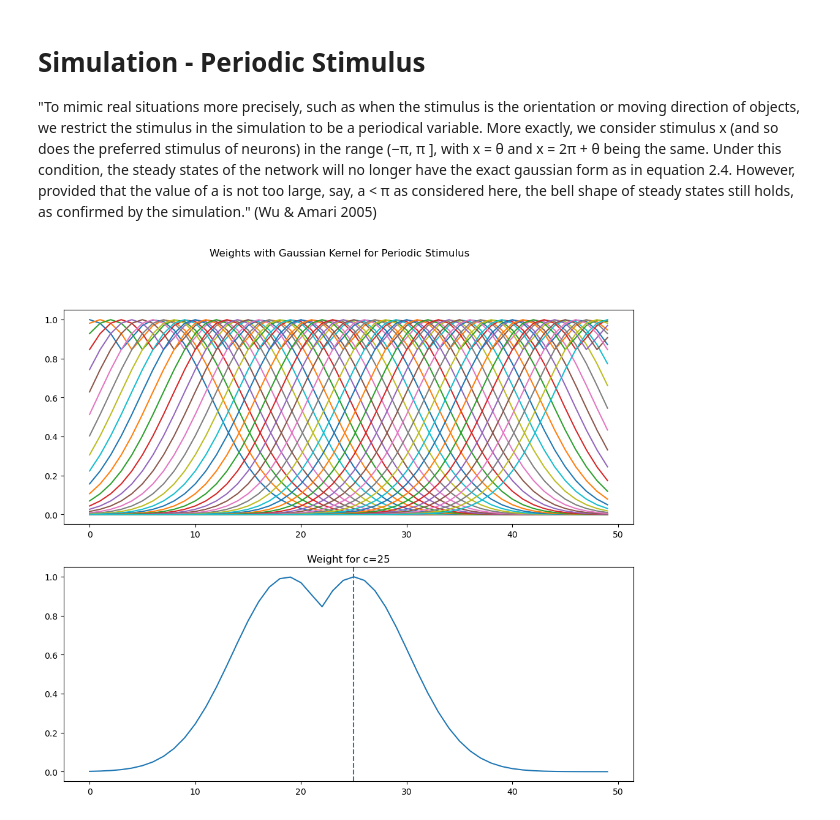
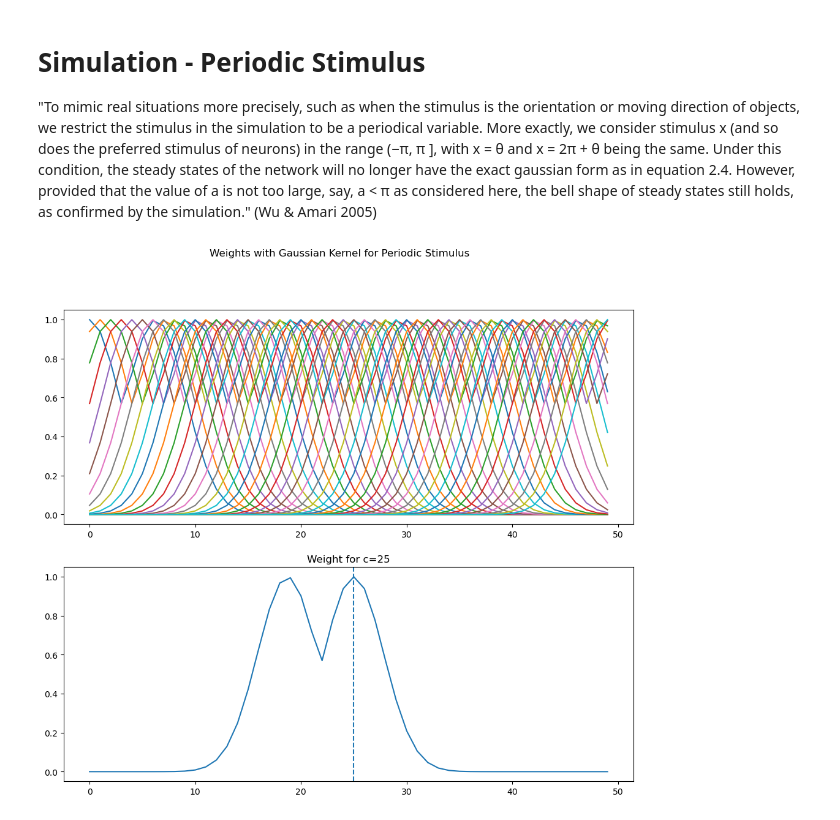
Before and after one commit to michealrm/Trappenberg_CAAN, a Jupyter notebook: caan_simulation.ipynb, the cells around one changed output. Saved outputs shown, nothing was run; the diff lists cells and outputs as text; code cells hidden in the pictures.

```diff
--- a/caan_simulation.ipynb
+++ b/caan_simulation.ipynb
@@ -85,23 +87,23 @@ plt.plot(solution.t, solution.y.T);
 # %%
 num_nodes = 50
 num_time_steps = 20
 
 w = np.zeros((num_nodes, num_nodes))
-width = 3
+width = 2
 for r in range(1, num_nodes + 1):
     for c in range(1, num_nodes + 1):
         if r - c <= math.pi:
             w[r - 1][c - 1] = math.exp(-math.pow(r - c, 2) / (2 * width * math.pow(width, 2)))
         else:
             w[r - 1][c - 1] = math.exp(-math.pow(2 * math.pi - math.fabs(r - c), 2) / (2 * width * math.pow(width, 2)))
 
 plotted_weight_index = 25
 fig, axs = plt.subplots(2, figsize=(12, 10))
 fig.suptitle('Weights with Gaussian Kernel for Periodic Stimulus')
 axs[0].plot(np.arange(num_nodes), w)
 axs[1].title.set_text('Weight for c=%d' % plotted_weight_index)
 axs[1].plot(np.arange(num_nodes), w[plotted_weight_index])
 axs[1].axvline(plotted_weight_index, linestyle='--')
 plt.show();
 # %% [output]
-[figure, old version]
+[figure, new version]
```
Also changed, not shown: parts of 4 cells of this notebook, 1 other file.
